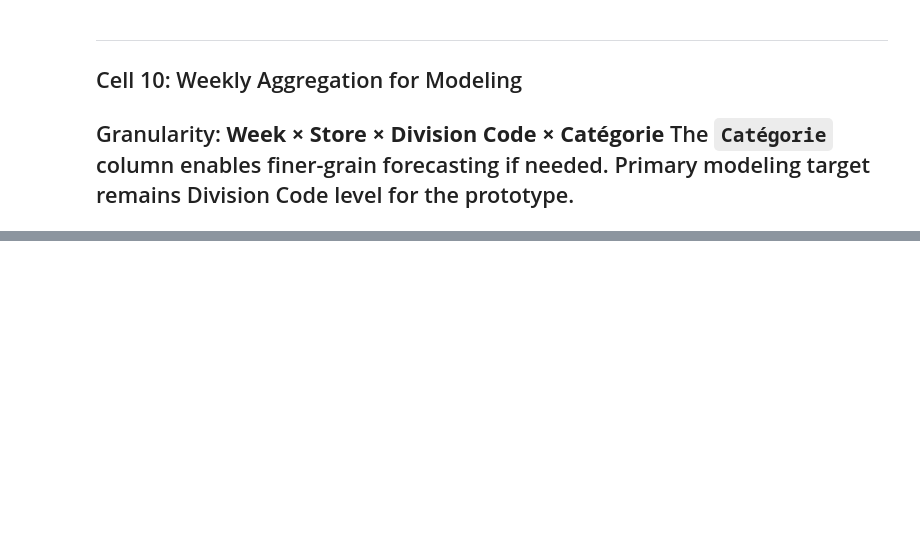
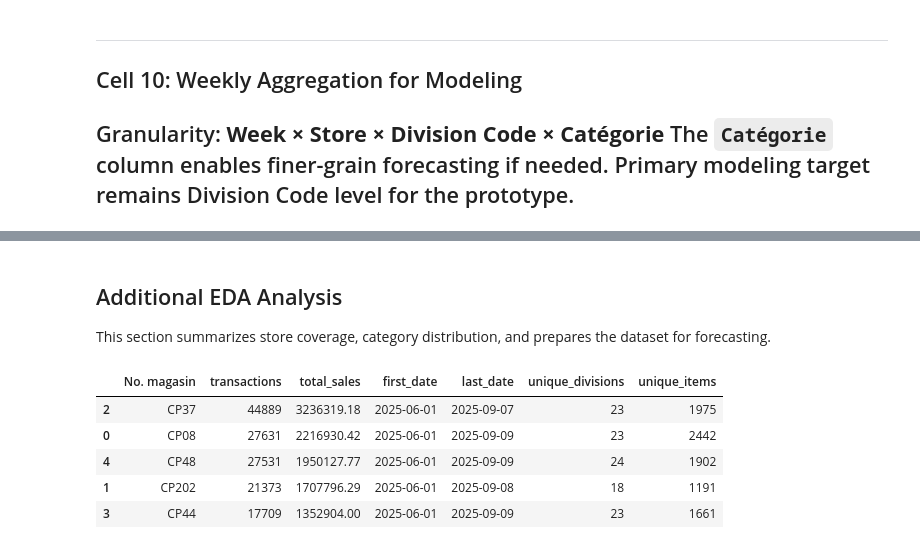
Before and after one commit to 1767902694-svg/busa693-clubpiscine, a Jupyter notebook: use_case_4_forecasting/notebooks/01_eda.ipynb, the cells around one changed output, grey strips where cells are left out. Drawn from its saved outputs; the diff is of its cells as text; code cells hidden in the pictures; blank space fills up the shorter version.

```diff
--- a/use_case_4_forecasting/notebooks/01_eda.ipynb
+++ b/use_case_4_forecasting/notebooks/01_eda.ipynb
@@ -555,3 +555,32 @@ store_code division_code  n_weeks
 ✅ Saved: calendar_weekly.csv
 
 Next → 02_weather_integration.ipynb
+# %% [markdown]
+## Additional EDA Analysis
+
+This section summarizes store coverage, category distribution, and prepares the dataset for forecasting.
+# %%
+# Store coverage summary
+
+store_coverage = (
+    vente.groupby('No. magasin')
+    .agg(
+        transactions=('Montant de la ligne', 'size'),
+        total_sales=('Montant de la ligne', 'sum'),
+        first_date=('Date de Vente', 'min'),
+        last_date=('Date de Vente', 'max'),
+        unique_divisions=('Division Code', 'nunique'),
+        unique_items=("No. d'article", 'nunique')
+    )
+    .reset_index()
+    .sort_values('total_sales', ascending=False)
+)
+
+store_coverage
+# %% [output]
+|  | No. magasin | transactions | total_sales | first_date | last_date | unique_divisions | unique_items |
+| 2 | CP37 | 44889 | 3236319.18 | 2025-06-01 | 2025-09-07 | 23 | 1975 |
+| 0 | CP08 | 27631 | 2216930.42 | 2025-06-01 | 2025-09-09 | 23 | 2442 |
+| 4 | CP48 | 27531 | 1950127.77 | 2025-06-01 | 2025-09-09 | 24 | 1902 |
+| 1 | CP202 | 21373 | 1707796.29 | 2025-06-01 | 2025-09-08 | 18 | 1191 |
+| 3 | CP44 | 17709 | 1352904.00 | 2025-06-01 | 2025-09-09 | 23 | 1661 |
```
Also changed, not shown: parts of 3 cells of this notebook.
